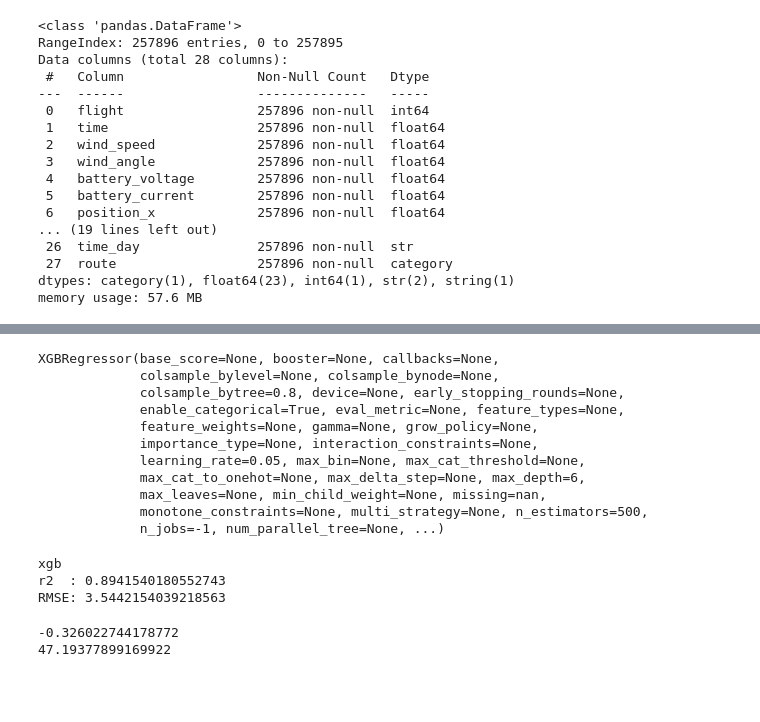
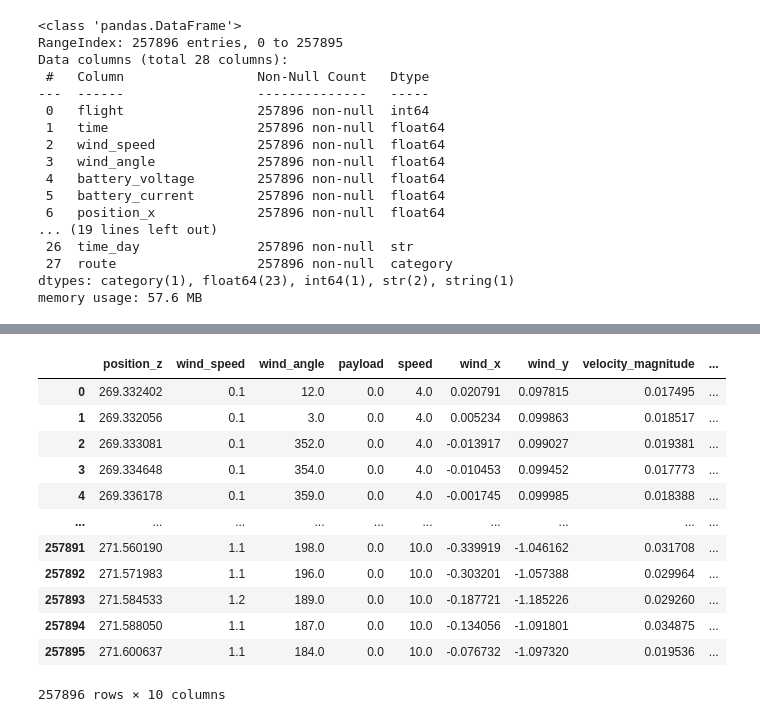
Before and after one commit to luunguyentankhai/Drone-Power-predict, a Jupyter notebook: eda/stat.ipynb, the cells around one changed output, grey strips where cells are left out. Drawn from its saved outputs; the diff is of its cells as text; code cells hidden in the pictures; blank space fills up the shorter version.

```diff
--- a/eda/stat.ipynb
+++ b/eda/stat.ipynb
@@ -78,2 +222,2 @@ plt.show()
 # %%
-selection_cols = ["position_z", "wind_speed", "wind_angle", "payload", "speed", "battery_voltage", "battery_current"]
+selection_cols = ["position_z", "wind_speed", "wind_angle", "payload", "speed", 'wind_x', 'wind_y', 'velocity_magnitude', 'acceleration_magnitude', 'capacity']
@@ -144,40 +224,17 @@ RMSE: 545.1151568864221
-# %%
-model = XGBRegressor(
-    objective="reg:squarederror",
-    n_estimators=500,
-    learning_rate=0.05,
-    max_depth=6,
-    subsample=0.8,
-    colsample_bytree=0.8,
-    random_state=42,
-    n_jobs=-1
-)
-model.fit(x_train_sc, y_train)
-# %% [output]
-XGBRegressor(base_score=None, booster=None, callbacks=None,
-             colsample_bylevel=None, colsample_bynode=None,
-             colsample_bytree=0.8, device=None, early_stopping_rounds=None,
-             enable_categorical=True, eval_metric=None, feature_types=None,
-             feature_weights=None, gamma=None, grow_policy=None,
-             importance_type=None, interaction_constraints=None,
-             learning_rate=0.05, max_bin=None, max_cat_threshold=None,
-             max_cat_to_onehot=None, max_delta_step=None, max_depth=6,
-             max_leaves=None, min_child_weight=None, missing=nan,
-             monotone_constraints=None, multi_strategy=None, n_estimators=500,
-             n_jobs=-1, num_parallel_tree=None, ...)
-# %%
-xgb_pred = model.predict(x_test_sc)
-
-print('xgb')
-print(f'r2  : {r2_score(y_test, xgb_pred)}')
-print(f'RMSE: {root_mean_squared_error(y_test, xgb_pred)}')
-# %% [output]
-xgb
-r2  : 0.8941540180552743
-RMSE: 3.5442154039218563
-# %%
-print(df['battery_current'].min())
-print(df['battery_current'].max())
-# %% [output]
--0.326022744178772
-47.19377899169922
+# %%
+X = df[selection_cols]
+X
+# %% [output]
+|  | position_z | wind_speed | wind_angle | payload | speed | wind_x | wind_y | velocity_magnitude | ... |
+| 0 | 269.332402 | 0.1 | 12.0 | 0.0 | 4.0 | 0.020791 | 0.097815 | 0.017495 | ... |
+| 1 | 269.332056 | 0.1 | 3.0 | 0.0 | 4.0 | 0.005234 | 0.099863 | 0.018517 | ... |
+| 2 | 269.333081 | 0.1 | 352.0 | 0.0 | 4.0 | -0.013917 | 0.099027 | 0.019381 | ... |
+| 3 | 269.334648 | 0.1 | 354.0 | 0.0 | 4.0 | -0.010453 | 0.099452 | 0.017773 | ... |
+| 4 | 269.336178 | 0.1 | 359.0 | 0.0 | 4.0 | -0.001745 | 0.099985 | 0.018388 | ... |
+| ... | ... | ... | ... | ... | ... | ... | ... | ... | ... |
+| 257891 | 271.560190 | 1.1 | 198.0 | 0.0 | 10.0 | -0.339919 | -1.046162 | 0.031708 | ... |
+| 257892 | 271.571983 | 1.1 | 196.0 | 0.0 | 10.0 | -0.303201 | -1.057388 | 0.029964 | ... |
+| 257893 | 271.584533 | 1.2 | 189.0 | 0.0 | 10.0 | -0.187721 | -1.185226 | 0.029260 | ... |
+| 257894 | 271.588050 | 1.1 | 187.0 | 0.0 | 10.0 | -0.134056 | -1.091801 | 0.034875 | ... |
+| 257895 | 271.600637 | 1.1 | 184.0 | 0.0 | 10.0 | -0.076732 | -1.097320 | 0.019536 | ... |
+257896 rows × 10 columns
```
Also changed, not shown: parts of 16 cells of this notebook, 2 other files.
